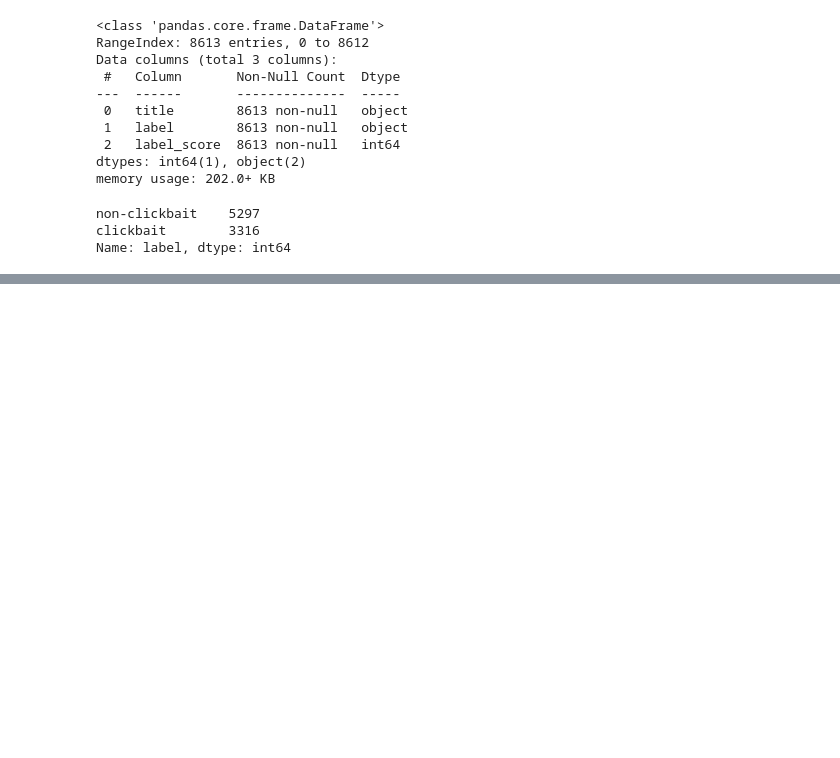
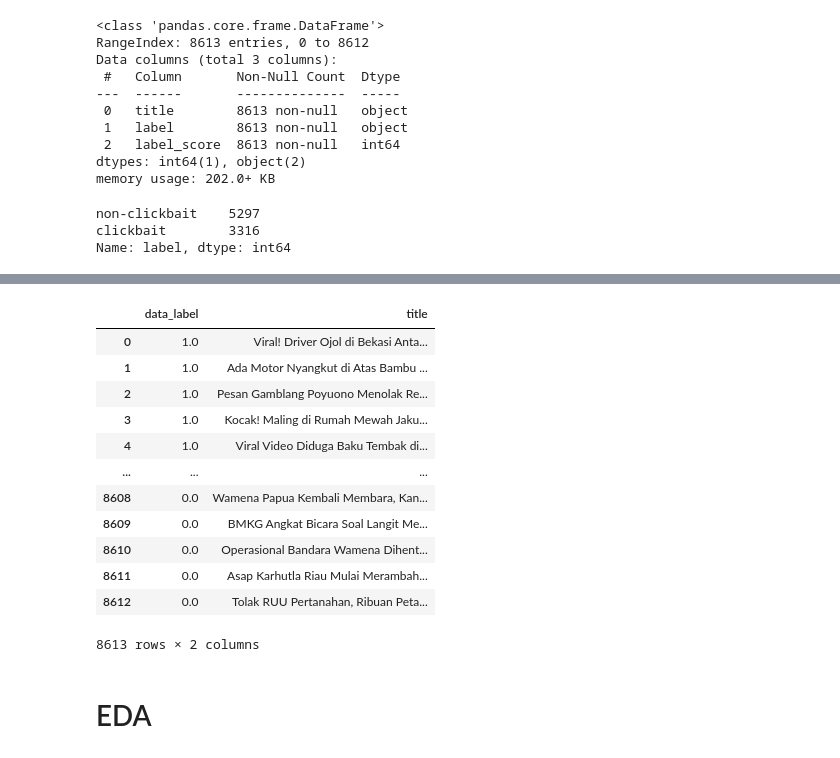
Before and after one commit to nurrizkyimani/nlp-clickbait-transfers, a Jupyter notebook: project_transfer.ipynb, the cells around one changed output, grey strips where cells are left out. Cells and saved outputs as stored; diff of their text form; code cells hidden in the pictures; blank space fills up the shorter version.

```diff
--- a/project_transfer.ipynb
+++ b/project_transfer.ipynb
@@ -51,0 +104,18 @@ Name: label, dtype: int64
+# %%
+d_all
+# %% [output]
+|  | data_label | title |
+| 0 | 1.0 | Viral! Driver Ojol di Bekasi Anta... |
+| 1 | 1.0 | Ada Motor Nyangkut di Atas Bambu ... |
+| 2 | 1.0 | Pesan Gamblang Poyuono Menolak Re... |
+| 3 | 1.0 | Kocak! Maling di Rumah Mewah Jaku... |
+| 4 | 1.0 | Viral Video Diduga Baku Tembak di... |
+| ... | ... | ... |
+| 8608 | 0.0 | Wamena Papua Kembali Membara, Kan... |
+| 8609 | 0.0 | BMKG Angkat Bicara Soal Langit Me... |
+| 8610 | 0.0 | Operasional Bandara Wamena Dihent... |
+| 8611 | 0.0 | Asap Karhutla Riau Mulai Merambah... |
+| 8612 | 0.0 | Tolak RUU Pertanahan, Ribuan Peta... |
+8613 rows × 2 columns
+# %% [markdown]
+# EDA
```
Also changed, not shown: parts of 13 cells of this notebook.
